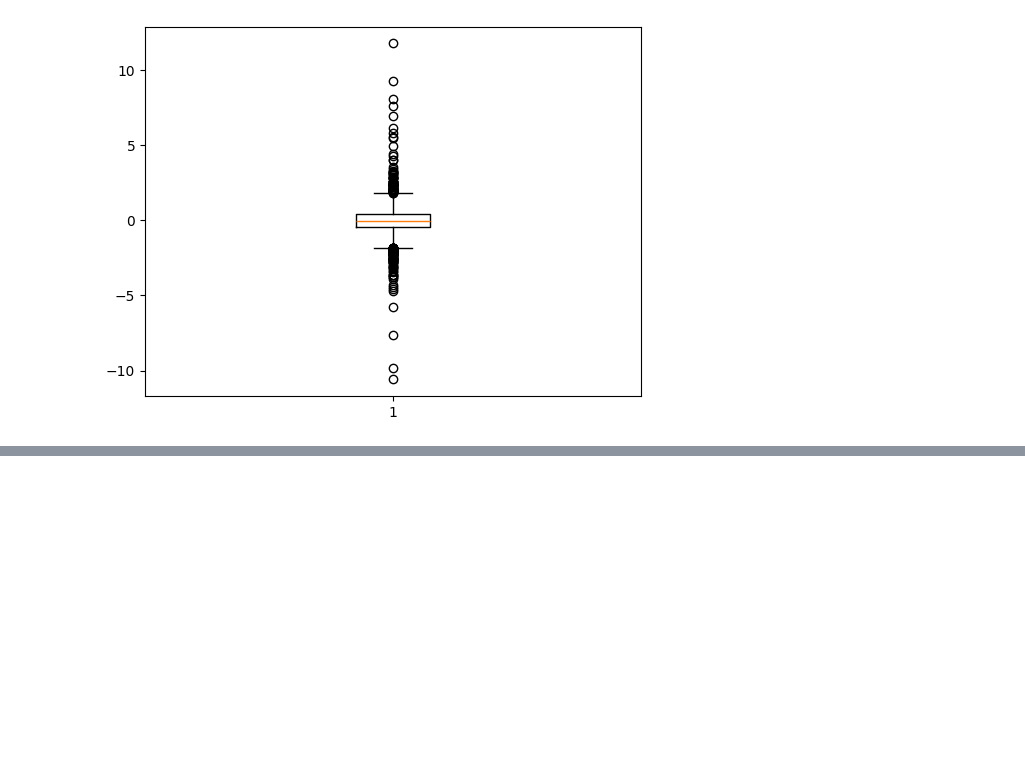
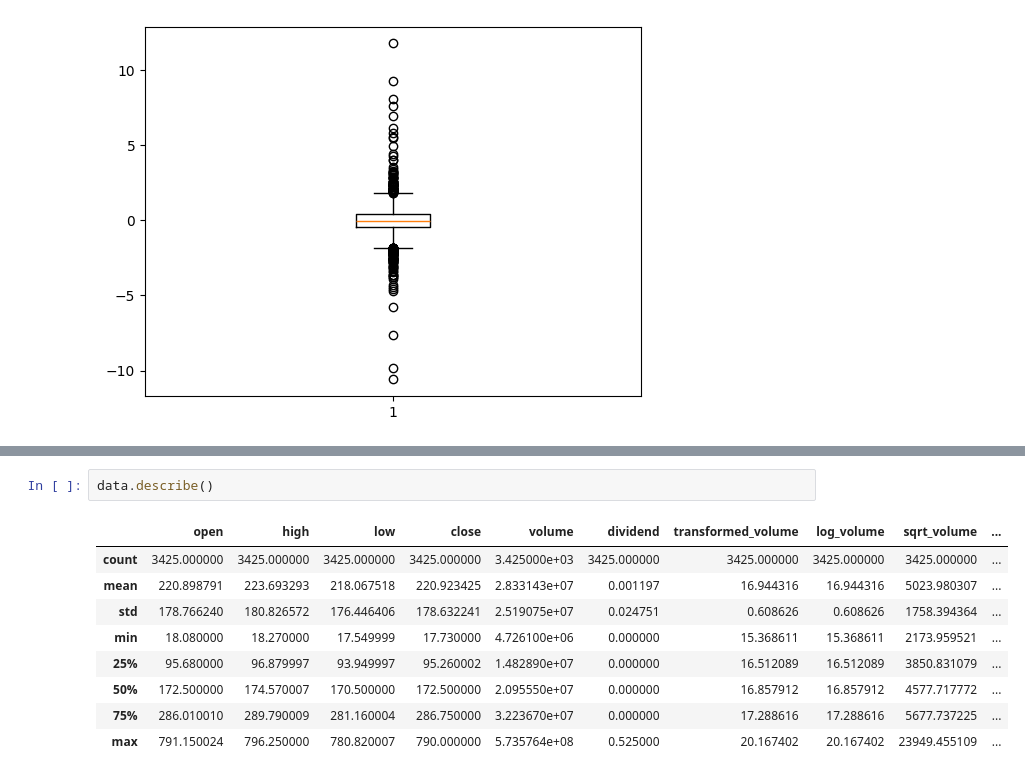
Before and after one commit to saakethk/cerebrum, a Jupyter notebook: analysis/eda.ipynb, the cells around one changed output, grey strips where cells are left out. Drawn from its saved outputs; the diff is of its cells as text; blank space fills up the shorter version.

```diff
--- a/analysis/eda.ipynb
+++ b/analysis/eda.ipynb
@@ -208,0 +232,12 @@ plt.show()
+# %%
+data.describe()
+# %% [output]
+|  | open | high | low | close | volume | dividend | transformed_volume | log_volume | sqrt_volume | ... |
+| count | 3425.000000 | 3425.000000 | 3425.000000 | 3425.000000 | 3.425000e+03 | 3425.000000 | 3425.000000 | 3425.000000 | 3425.000000 | ... |
+| mean | 220.898791 | 223.693293 | 218.067518 | 220.923425 | 2.833143e+07 | 0.001197 | 16.944316 | 16.944316 | 5023.980307 | ... |
+| std | 178.766240 | 180.826572 | 176.446406 | 178.632241 | 2.519075e+07 | 0.024751 | 0.608626 | 0.608626 | 1758.394364 | ... |
+| min | 18.080000 | 18.270000 | 17.549999 | 17.730000 | 4.726100e+06 | 0.000000 | 15.368611 | 15.368611 | 2173.959521 | ... |
+| 25% | 95.680000 | 96.879997 | 93.949997 | 95.260002 | 1.482890e+07 | 0.000000 | 16.512089 | 16.512089 | 3850.831079 | ... |
+| 50% | 172.500000 | 174.570007 | 170.500000 | 172.500000 | 2.095550e+07 | 0.000000 | 16.857912 | 16.857912 | 4577.717772 | ... |
+| 75% | 286.010010 | 289.790009 | 281.160004 | 286.750000 | 3.223670e+07 | 0.000000 | 17.288616 | 17.288616 | 5677.737225 | ... |
+| max | 791.150024 | 796.250000 | 780.820007 | 790.000000 | 5.735764e+08 | 0.525000 | 20.167402 | 20.167402 | 23949.455109 | ... |
```
Also changed, not shown: parts of 6 cells of this notebook, 1 other file.
